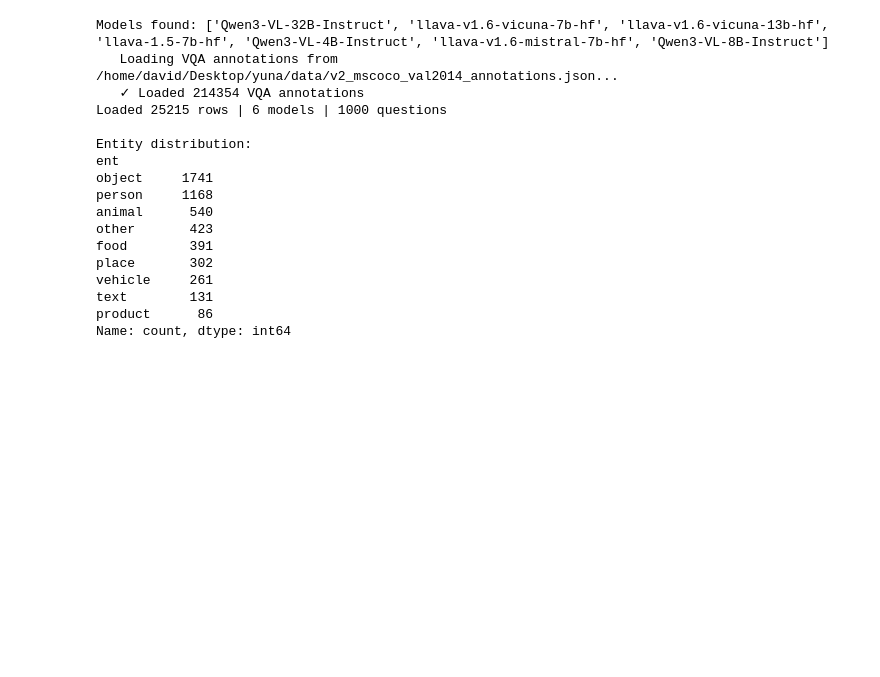
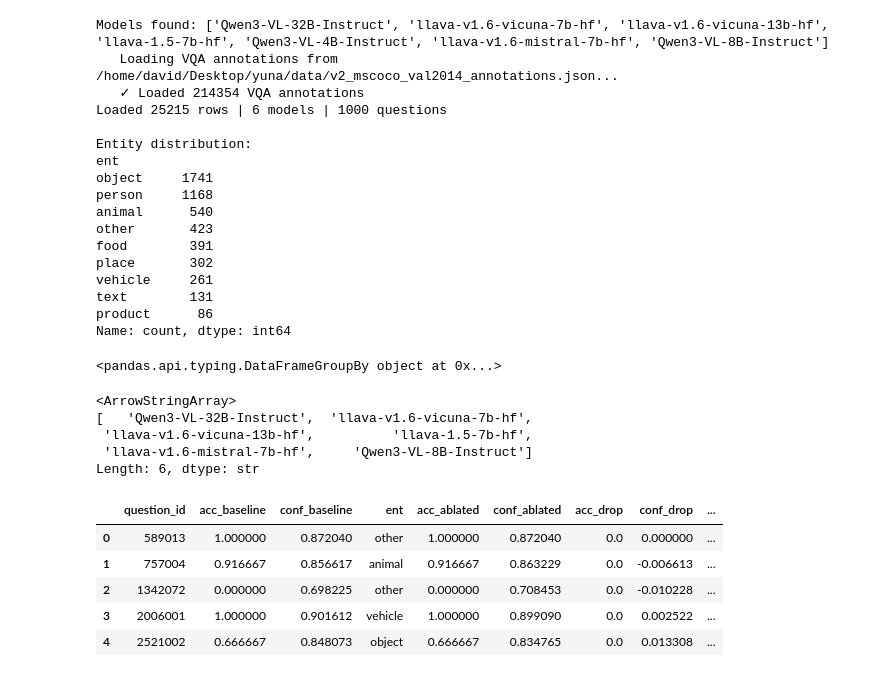
Before and after one commit to unolop/HPA, a Jupyter notebook: analysis/notebook/question_sampling.ipynb, the cells around one changed output. Saved outputs shown, nothing was run; the diff lists cells and outputs as text; code cells hidden in the pictures; blank space fills up the shorter version.

```diff
--- a/analysis/notebook/question_sampling.ipynb
+++ b/analysis/notebook/question_sampling.ipynb
@@ -98,9 +99,21 @@ vehicle     261
 text        131
 product      86
 Name: count, dtype: int64
+# %%
+df.groupby(['question_id', 'control_type', 'ent', 'gt_answer']).
+# %% [output]
+<pandas.api.typing.DataFrameGroupBy object at 0x...>
+# %%
+df.model.unique()
+# %% [output]
+<ArrowStringArray>
+[   'Qwen3-VL-32B-Instruct',  'llava-v1.6-vicuna-7b-hf',
+ 'llava-v1.6-vicuna-13b-hf',          'llava-1.5-7b-hf',
+ 'llava-v1.6-mistral-7b-hf',     'Qwen3-VL-8B-Instruct']
+Length: 6, dtype: str
 # %%
 # Aggregate per (question_id, control_type) across models
-agg = df.groupby(['question_id', 'control_type', 'ent']).agg(
+agg = df[df['model'].isin(['llava-1.5-7b-hf', 'llava-v1.6-mistral-7b-hf',  'llava-v1.6-vicuna-7b-hf',   'Qwen3-VL-8B-Instruct'])].groupby(['question_id', 'control_type', 'ent']).agg(
     mean_accuracy=('accuracy', 'mean'),
     mean_confidence=('confidence', 'mean'),
     n_models=('model', 'nunique'),
@@ -115,33 +128,40 @@ ablated.columns = ['question_id', 'acc_ablated', 'conf_ablated']
 
 qdf = baseline.merge(ablated, on='question_id')
 qdf['acc_drop']  = qdf['acc_baseline']  - qdf['acc_ablated']
 qdf['conf_drop'] = qdf['conf_baseline'] - qdf['conf_ablated']   # Tier E
 
 # Tier A — overconfident & wrong
 qdf['overconfident_wrong'] = (qdf['conf_baseline'] > 0.75) & (qdf['acc_baseline'] < 0.2)
 
 # Tier B — answer flip across control variants
 flip = df.groupby(['question_id', 'model']).apply(
     lambda g: g.set_index('control_type')['output'].reindex(CONTROL_TYPES).nunique(dropna=True)
 ).reset_index()
 flip.columns = ['question_id', 'model', 'n_unique_outputs']
 flip_agg = flip.groupby('question_id')['n_unique_outputs'].mean().reset_index()
 flip_agg.columns = ['question_id', 'mean_output_changes']
 
 # Tier C — majority of models wrong on baseline (relaxed: no requirement for same answer)
 consensus = (
     df[df['control_type'] == 'question']
     .groupby('question_id')
     .apply(lambda g: (g['accuracy'] < 0.2).mean())
     .reset_index()
 )
 consensus.columns = ['question_id', 'frac_models_wrong']
 consensus['consensus_wrong'] = consensus['frac_models_wrong'] >= 0.8
 
 qdf = qdf.merge(flip_agg, on='question_id').merge(
     consensus[['question_id', 'consensus_wrong', 'frac_models_wrong']], on='question_id'
 )
 qdf.head()
+# %% [output]
+|  | question_id | acc_baseline | conf_baseline | ent | acc_ablated | conf_ablated | acc_drop | conf_drop | ... |
+| 0 | 589013 | 1.000000 | 0.872040 | other | 1.000000 | 0.872040 | 0.0 | 0.000000 | ... |
+| 1 | 757004 | 0.916667 | 0.856617 | animal | 0.916667 | 0.863229 | 0.0 | -0.006613 | ... |
+| 2 | 1342072 | 0.000000 | 0.698225 | other | 0.000000 | 0.708453 | 0.0 | -0.010228 | ... |
+| 3 | 2006001 | 1.000000 | 0.901612 | vehicle | 1.000000 | 0.899090 | 0.0 | 0.002522 | ... |
+| 4 | 2521002 | 0.666667 | 0.848073 | object | 0.666667 | 0.834765 | 0.0 | 0.013308 | ... |
 # %%
 print('=== Criterion Counts ===')
 print(f"A. Overconfident & Wrong (conf>0.75, acc<0.2):        {qdf['overconfident_wrong'].sum()}")
```
Also changed, not shown: parts of 6 cells of this notebook, 1 other file.
